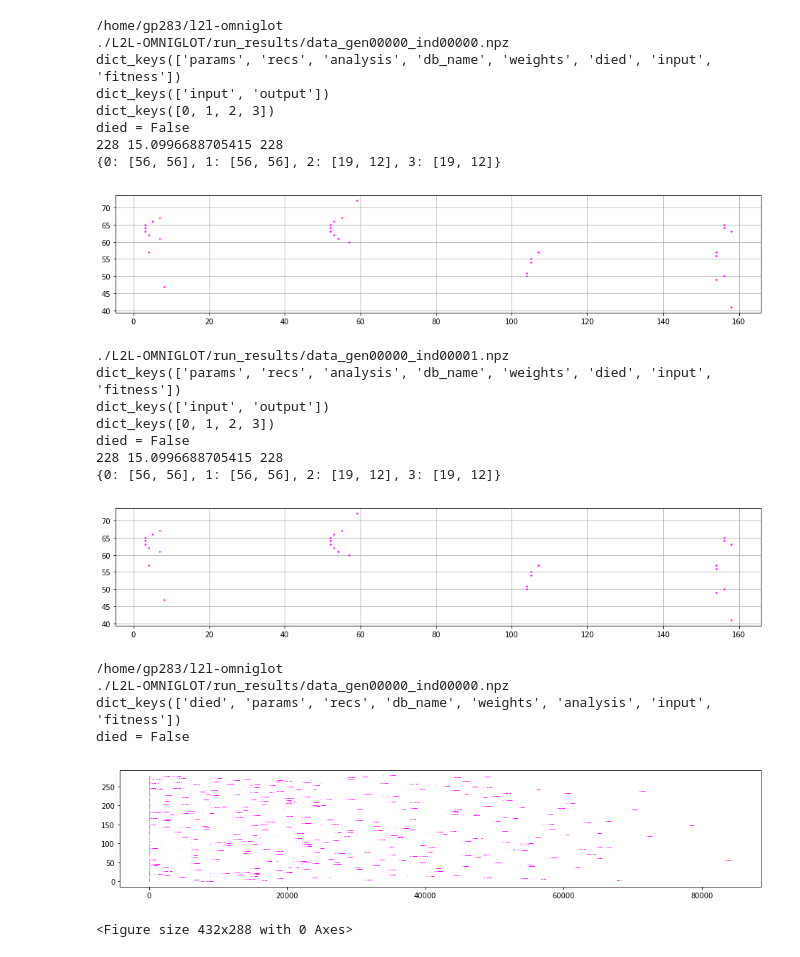
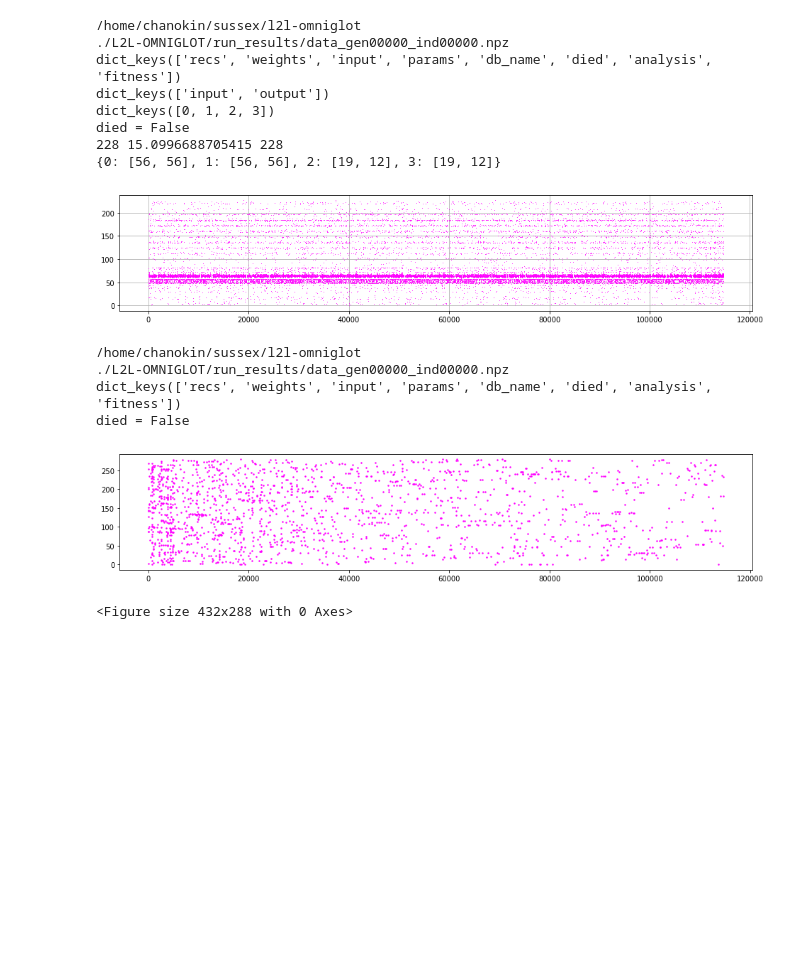
Before and after one commit to oyvinht/l2l-omniglot, a Jupyter notebook: classifier_on_outputs.ipynb, the cells around one changed output. Saved outputs shown, nothing was run; the diff lists cells and outputs as text; code cells hidden in the pictures; blank space fills up the shorter version.

Commit message:
test of spike source arrays

```diff
--- a/classifier_on_outputs.ipynb
+++ b/classifier_on_outputs.ipynb
@@ -140,6 +120,7 @@ ModuleNotFoundError: No module named 'sklearn'
 # %%
 result_files = sorted(glob('./L2L-OMNIGLOT/run_results/*.npz'))
 c = ['red', 'green', 'blue', 'magenta']
+LAYER = 3
 for f in result_files[-10:]:
     tmp = to_dict( np.load(f, allow_pickle=True) )
     inputs = tmp['input']
@@ -151,16 +132,16 @@ for f in result_files[-10:]:
     for st in sorted(spikes.keys()):
 
         for layer in spikes[st]:
-            if layer > 2:
+            if layer == LAYER:
                 plt.figure(figsize=(16, 3))
                 for nid, times in enumerate(spikes[st][layer]):
-                    if nid < 190:
-                        continue
+#                     if nid < 190:
+#                         continue
                     ts = np.array(times)
-                    ttt = ts[ts < 200.0]
-            #         ttt = ts
+#                     ttt = ts[ts < 200.0]
+                    ttt = ts
                     plt.plot(ttt, np.ones_like(ttt) * nid,
-                             marker='.', markersize=5, color=c[layer],
+                             marker='.', markersize=2, color=c[layer],
                              linestyle='none', markeredgewidth=0)
                 plt.grid()
             plt.show()
@@ -181,50 +159,42 @@ c = ['red', 'green', 'blue', 'magenta']
 for f in result_files[-10:]:
     print(f)
     tmp = to_dict( np.load(f, allow_pickle=True) )
 
     print(tmp.keys())
     print(tmp['recs'].keys())
     print(tmp['recs']['input'].keys())
 
     print('died = {}'.format(tmp['died']))
 
-    spks = tmp['recs']['input'][3]['spikes']
+    spks = tmp['recs']['input'][LAYER]['spikes']
     print(len(spks), np.sqrt(len(spks)), 19*12)
     print(tmp['input']['shapes'])
 
     plt.figure(figsize=(16, 3))
     for nid, times in enumerate(spks):
-        if nid < 40 or nid > 75:
-            continue
+#         if nid < 40 or nid > 75:
+#             continue
         ts = np.array(times)
-        ttt = ts[ts < 200.0]
-#         ttt = ts
+#         ttt = ts[ts < 200.0]
+        ttt = ts
         plt.plot(ttt, np.ones_like(ttt) * nid,
-                 marker='.', markersize=5, color=c[layer],
+                 marker='.', markersize=2, color=c[LAYER],
                  linestyle='none', markeredgewidth=0)
     plt.grid()
     plt.show()
 #     for k in spks:
 #         if len(k):
 #             print(np.min(k), np.max(k))
 # %% [output]
-/home/gp283/l2l-omniglot
+/home/chanokin/sussex/l2l-omniglot
 ./L2L-OMNIGLOT/run_results/data_gen00000_ind00000.npz
-dict_keys(['params', 'recs', 'analysis', 'db_name', 'weights', 'died', 'input', 'fitness'])
+dict_keys(['recs', 'weights', 'input', 'params', 'db_name', 'died', 'analysis', 'fitness'])
 dict_keys(['input', 'output'])
 dict_keys([0, 1, 2, 3])
 died = False
 228 15.0996688705415 228
 {0: [56, 56], 1: [56, 56], 2: [19, 12], 3: [19, 12]}
-[figure, old version]
+[figure, new version]
-./L2L-OMNIGLOT/run_results/data_gen00000_ind00001.npz
-dict_keys(['params', 'recs', 'analysis', 'db_name', 'weights', 'died', 'input', 'fitness'])
-dict_keys(['input', 'output'])
-dict_keys([0, 1, 2, 3])
-died = False
-228 15.0996688705415 228
-{0: [56, 56], 1: [56, 56], 2: [19, 12], 3: [19, 12]}
-[figure, removed]
 # %%
 result_files = sorted(glob('./L2L-OMNIGLOT/run_results/*.npz'))
 print(os.getcwd())
@@ -239,7 +209,7 @@ for f in result_files[-10:]:
     plt.figure(figsize=(16, 3))
     for nid, times in enumerate(spks):
         plt.plot(times, np.ones_like(times) * nid,
-                 marker='.', markersize=1, color=c[layer],
+                 marker='.', markersize=5, color=c[layer],
                  linestyle='none', markeredgewidth=0)
 
     plt.show()
@@ -247,11 +217,11 @@ for f in result_files[-10:]:
 #         if len(k):
 #             print(np.min(k), np.max(k))
 # %% [output]
-/home/gp283/l2l-omniglot
+/home/chanokin/sussex/l2l-omniglot
 ./L2L-OMNIGLOT/run_results/data_gen00000_ind00000.npz
-dict_keys(['died', 'params', 'recs', 'db_name', 'weights', 'analysis', 'input', 'fitness'])
+dict_keys(['recs', 'weights', 'input', 'params', 'db_name', 'died', 'analysis', 'fitness'])
 died = False
-[figure, old version]
+[figure, new version]
 # %%
 
 result_files = sorted(glob('./L2L-OMNIGLOT/run_results/*.npz'))
```
Also changed, not shown: parts of 3 cells of this notebook, 3 other files.
